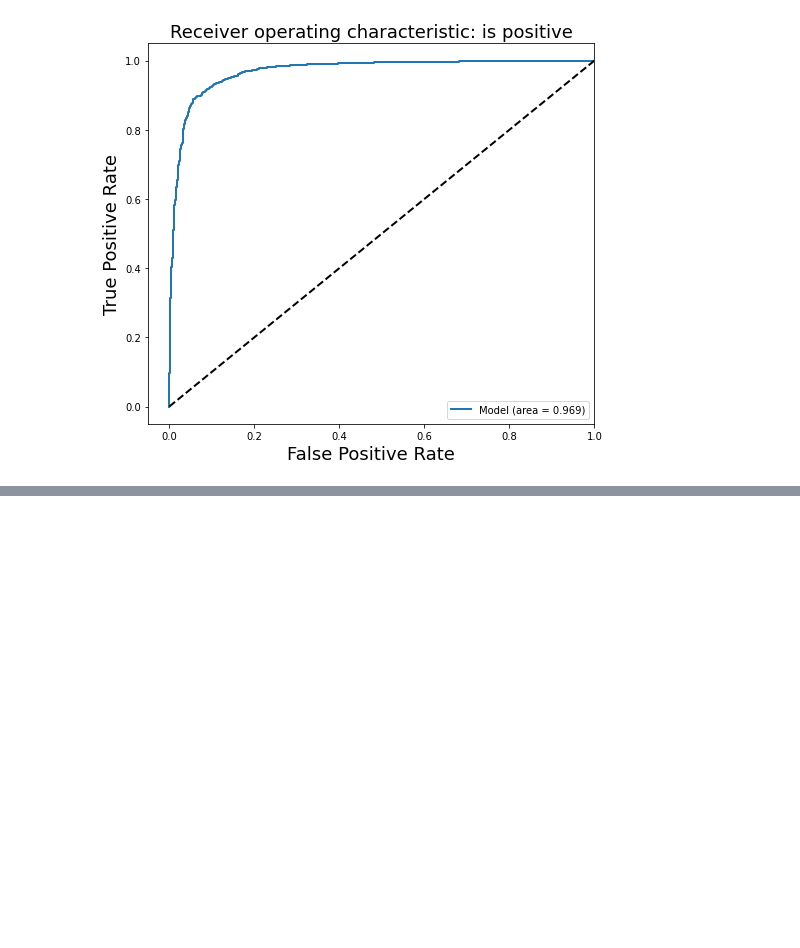
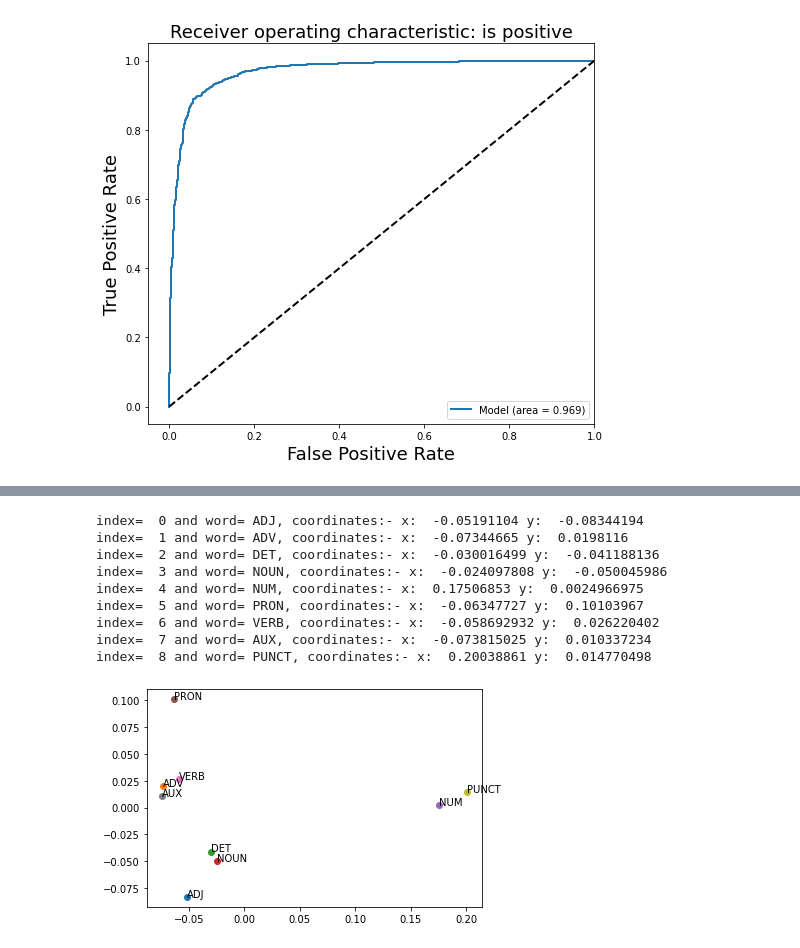
Before and after one commit to Wazib/Transformer_SLFN_PSCE, a Jupyter notebook: Transformer_SLFN_PSCE_Architecture.ipynb, the cells around one changed output, grey strips where cells are left out. Drawn from its saved outputs; the diff is of its cells as text; code cells hidden in the pictures; blank space fills up the shorter version.

```diff
--- a/Transformer_SLFN_PSCE_Architecture.ipynb
+++ b/Transformer_SLFN_PSCE_Architecture.ipynb
@@ -770,0 +834,37 @@ weighted avg       0.91      0.91      0.91      5000
+# %%
+#Specifying the unique POS present in the vocabulary
+uni_pos=['ADJ', 'ADV', 'DET', 'NOUN', 'NUM', 'PRON', 'VERB', 'AUX', 'PUNCT']
+# %%
+pos_vec=[]
+for ele in uni_pos:
+    pos_vec.append(pos_dict_v[ele])
+# %%
+pos_vec=np.array(pos_vec)
+# %%
+pca = PCA(n_components=2)
+result = pca.fit_transform(pos_vec)
+# %%
+#Plotting
+for i, word in enumerate(list(uni_pos)):
+    #Selecting the most frequent words only
+    #printing the word and its enumeration
+    print ("index= ",i,"and word=", word, end=', ')
+    #Plotting most frequnet words in scatter plot
+    plt.scatter(result[i, 0], result[i, 1])
+    plt.annotate(word, xy=(result[i, 0], result[i, 1]))
+    print("coordinates:- x: ", result[i, 0], "y: ", result[i, 1])
+#plt.yaxis.set_major_locator(mticks.MultipleLocator(.5))
+#plt.xaxis.set_major_locator(mticks.MultipleLocator(.5))
+plt.savefig("fig2.jpg", figsize=(8, 6), dpi=1200)
+plt.show()
+# %% [output]
+index=  0 and word= ADJ, coordinates:- x:  -0.05191104 y:  -0.08344194
+index=  1 and word= ADV, coordinates:- x:  -0.07344665 y:  0.0198116
+index=  2 and word= DET, coordinates:- x:  -0.030016499 y:  -0.041188136
+index=  3 and word= NOUN, coordinates:- x:  -0.024097808 y:  -0.050045986
+index=  4 and word= NUM, coordinates:- x:  0.17506853 y:  0.0024966975
+index=  5 and word= PRON, coordinates:- x:  -0.06347727 y:  0.10103967
+index=  6 and word= VERB, coordinates:- x:  -0.058692932 y:  0.026220402
+index=  7 and word= AUX, coordinates:- x:  -0.073815025 y:  0.010337234
+index=  8 and word= PUNCT, coordinates:- x:  0.20038861 y:  0.014770498
+[figure, added]
```
Also changed, not shown: parts of 12 cells of this notebook.
